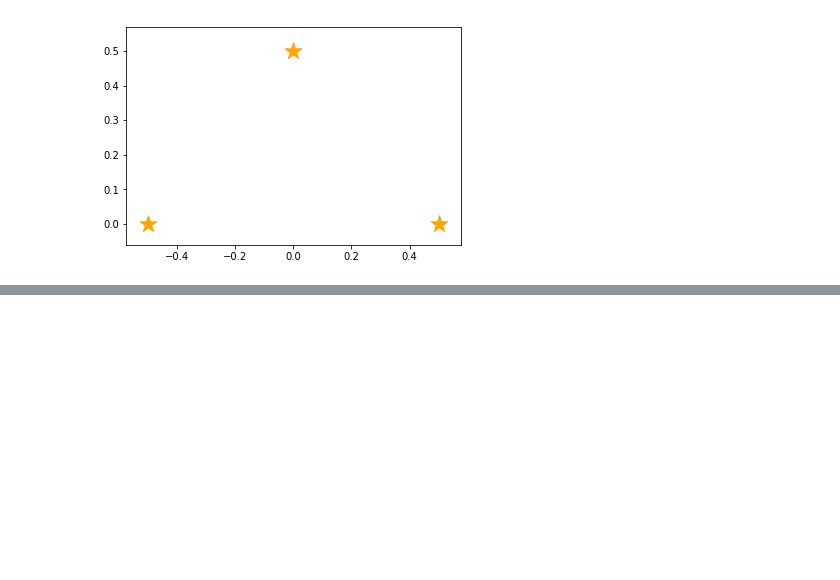
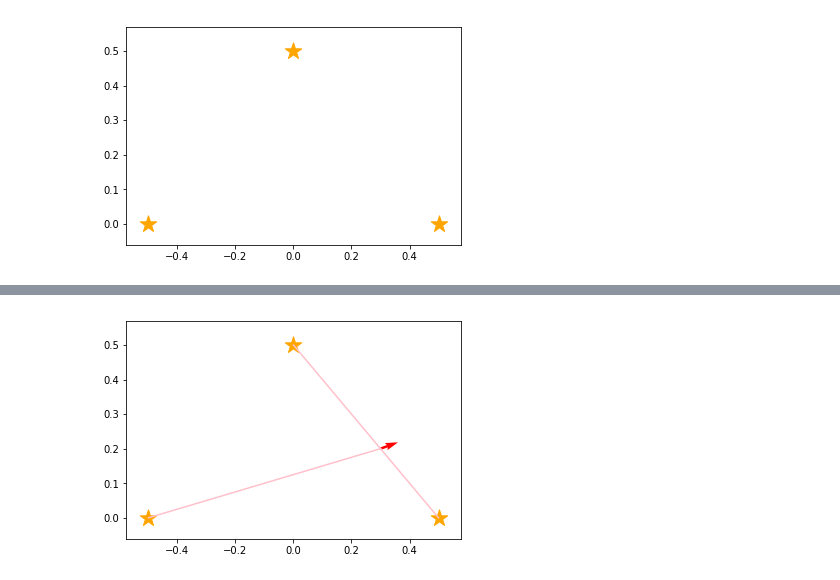
Before and after one commit to ryuichiueda/probrobo2017, a Jupyter notebook: 04.ipynb, the cells around one changed output, grey strips where cells are left out. Saved outputs shown, nothing was run; the diff lists cells and outputs as text; code cells hidden in the pictures; blank space fills up the shorter version.

```diff
--- a/04.ipynb
+++ b/04.ipynb
@@ -51,0 +62,8 @@ actual_landmarks.draw()
+# %%
+def relative_landmark_pos(pose,landmark):
+    x,y,theta = pose
+    lx,ly = landmark
+    distance = math.sqrt((x -lx)**2 + (y-ly)**2)
+    direction = math.atan2(ly-y, lx-x) - theta
+
+    return (distance, direction)
@@ -51,0 +77,17 @@ actual_landmarks.draw()
+# %%
+def draw_observation(pose,  measurement):
+    x,y,theta = pose
+    distance, direction = measurement
+    lx = distance*math.cos(theta + direction) + x
+    ly = distance*math.sin(theta + direction) + y
+    plt.plot([pose[0],  lx],[pose[1],  ly],color="pink")
+
+def draw_observations(pose,  measurements):
+    for m in measurements:
+        draw_observation(pose, m)
+# %%
+draw_landmarks(actual_landmarks)
+draw_robot(actual_x)
+draw_observations(actual_x,measurements)
+# %% [output]
+[figure, added]
```
Also changed, not shown: parts of 14 cells of this notebook.
